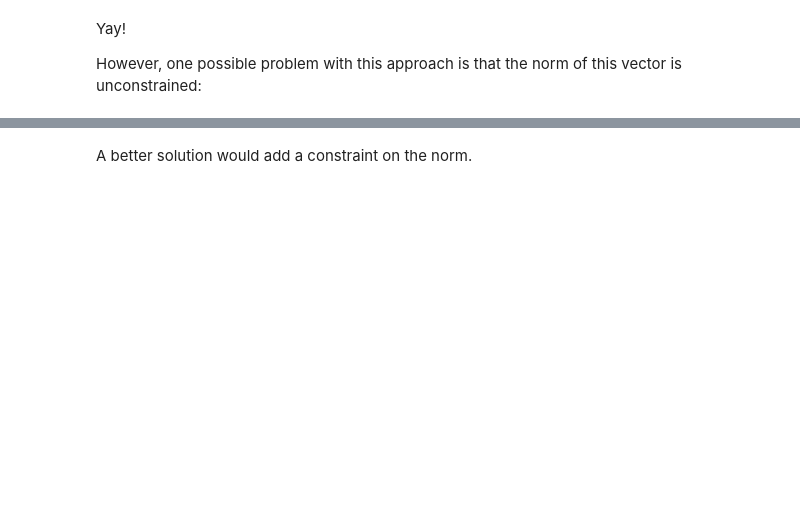
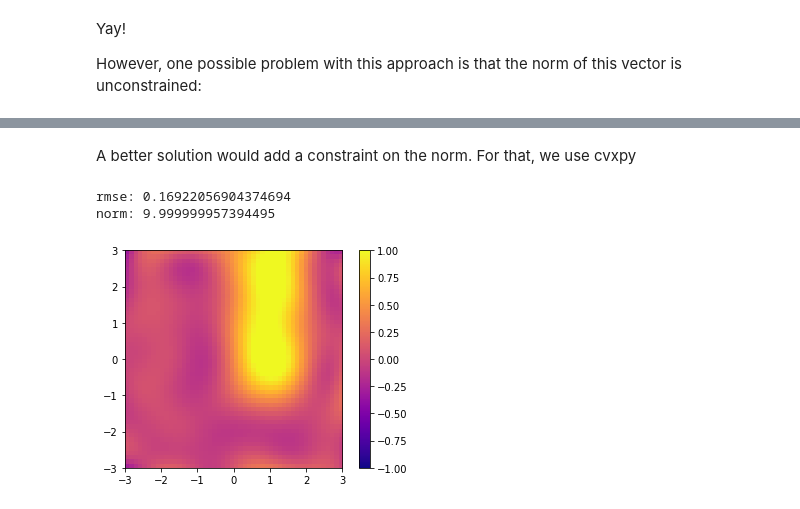
Before and after one commit to tcstewar/testing_notebooks, a Jupyter notebook: spa_power/Representing a Region.ipynb, the cells around one changed output, grey strips where cells are left out. Drawn from its saved outputs; the diff is of its cells as text; code cells hidden in the pictures; blank space fills up the shorter version.

Commit message:
Added norm constraint via cvxpy

```diff
--- a/spa_power/Representing a Region.ipynb
+++ b/spa_power/Representing a Region.ipynb
@@ -84,2 +85,36 @@ np.linalg.norm(v)
 # %% [markdown]
-A better solution would add a constraint on the norm.
+A better solution would add a constraint on the norm.  For that, we use cvxpy
+# %%
+import cvxpy as cvx
+
+class CVXSolver(nengo.solvers.Solver):
+    def __init__(self, norm_limit):
+        super(CVXSolver, self).__init__(weights=False)
+        self.norm_limit = norm_limit
+
+    def __call__(self, A, Y, rng=np.random, E=None):
+        N = A.shape[1]
+        D = Y.shape[1]
+
+        d = cvx.Variable((N, D))
+        error = cvx.sum_squares(A * d - Y)
+
+        cvx_prob = cvx.Problem(cvx.Minimize(error), [cvx.norm(d) <= self.norm_limit])
+        cvx_prob.solve()
+        decoder = d.value
+        rmses = np.sqrt(np.mean((Y-np.dot(A, decoder))**2, axis=0))
+
+        return decoder, dict(rmses=rmses)
+# %%
+v2, info2 = CVXSolver(norm_limit=10)(np.array(A).T, desired.flatten().reshape(-1,1))
+v2.shape = D,
+# %%
+vs2 = spatial_dot(v2, X, Y, xs, ys)
+rmse2 = np.sqrt(np.mean((vs2-desired)**2))
+print('rmse:', rmse2)
+spatial_plot(vs2)
+print('norm:', np.linalg.norm(v2))
+# %% [output]
+rmse: 0.16922056904374694
+norm: 9.999999957394495
+[figure, added]
```
Also changed, not shown: parts of 7 cells of this notebook.
